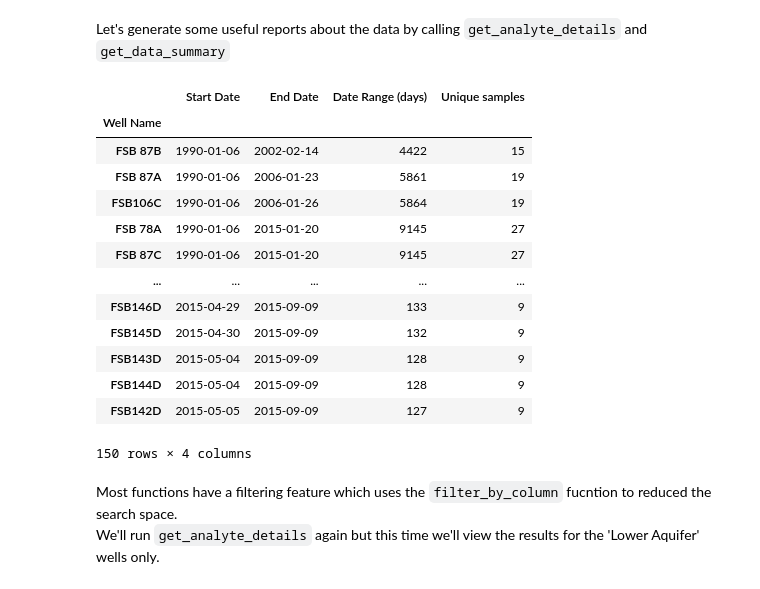
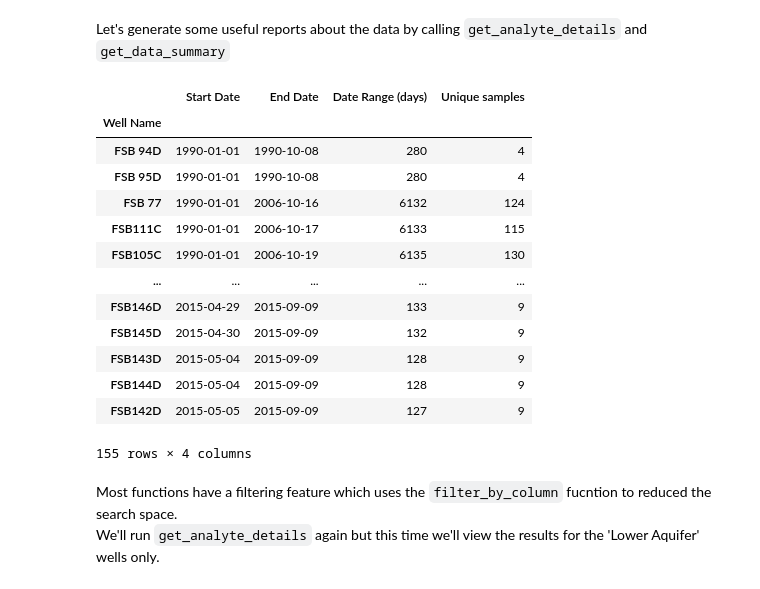
Before and after one commit to AurelienMeray/pylenm, a Jupyter notebook: notebooks/1) pyLEnM - Basics.ipynb, the cells around one changed output. Drawn from its saved outputs; the diff is of its cells as text; code cells hidden in the pictures.

```diff
--- a/notebooks/1) pyLEnM - Basics.ipynb
+++ b/notebooks/1) pyLEnM - Basics.ipynb
@@ -113,3 +110,8 @@ construction_data = pd.read_excel('data/FASB Well Construction Info.xlsx')
+# %%
+url_1 = 'https://media.githubusercontent.com/media/AurelienMeray/pylenm/master/notebooks/data/FASB_Data_thru_3Q2015.csv'
+url_2 = 'https://github.com/AurelienMeray/pylenm/blob/master/notebooks/data/FASB%20Well%20Construction%20Info.xlsx?raw=true'
+concentration_data = pd.read_csv(url_1)
+construction_data = pd.read_excel(url_2)
 # %% [markdown]
 Now that we have our data imported let's save the data into our functions class.
 
@@ -227,22 +229,22 @@ pylenm.simplify_data(inplace=True)
 # %% [markdown]
 Let's generate some useful reports about the data by calling `get_analyte_details` and `get_data_summary`
 # %%
-pylenm.get_analyte_details(analyte_name='IODINE-129')
+pylenm.get_analyte_details(analyte_name='DEPTH_TO_WATER')
 # %% [output]
 |  | Start Date | End Date | Date Range (days) | Unique samples |
 | Well Name |  |  |  |  |
-| FSB 87B | 1990-01-06 | 2002-02-14 | 4422 | 15 |
-| FSB 87A | 1990-01-06 | 2006-01-23 | 5861 | 19 |
-| FSB106C | 1990-01-06 | 2006-01-26 | 5864 | 19 |
-| FSB 78A | 1990-01-06 | 2015-01-20 | 9145 | 27 |
-| FSB 87C | 1990-01-06 | 2015-01-20 | 9145 | 27 |
+| FSB 94D | 1990-01-01 | 1990-10-08 | 280 | 4 |
+| FSB 95D | 1990-01-01 | 1990-10-08 | 280 | 4 |
+| FSB 77 | 1990-01-01 | 2006-10-16 | 6132 | 124 |
+| FSB111C | 1990-01-01 | 2006-10-17 | 6133 | 115 |
+| FSB105C | 1990-01-01 | 2006-10-19 | 6135 | 130 |
 | ... | ... | ... | ... | ... |
 | FSB146D | 2015-04-29 | 2015-09-09 | 133 | 9 |
 | FSB145D | 2015-04-30 | 2015-09-09 | 132 | 9 |
 | FSB143D | 2015-05-04 | 2015-09-09 | 128 | 9 |
 | FSB144D | 2015-05-04 | 2015-09-09 | 128 | 9 |
 | FSB142D | 2015-05-05 | 2015-09-09 | 127 | 9 |
-150 rows × 4 columns
+155 rows × 4 columns
 # %% [markdown]
 Most functions have a filtering feature which uses the `filter_by_column` fucntion to reduced the search space.<br>
 We'll run `get_analyte_details` again but this time we'll view the results for the 'Lower Aquifer' wells only.
```
Also changed, not shown: parts of 12 cells of this notebook, 22 other files.
